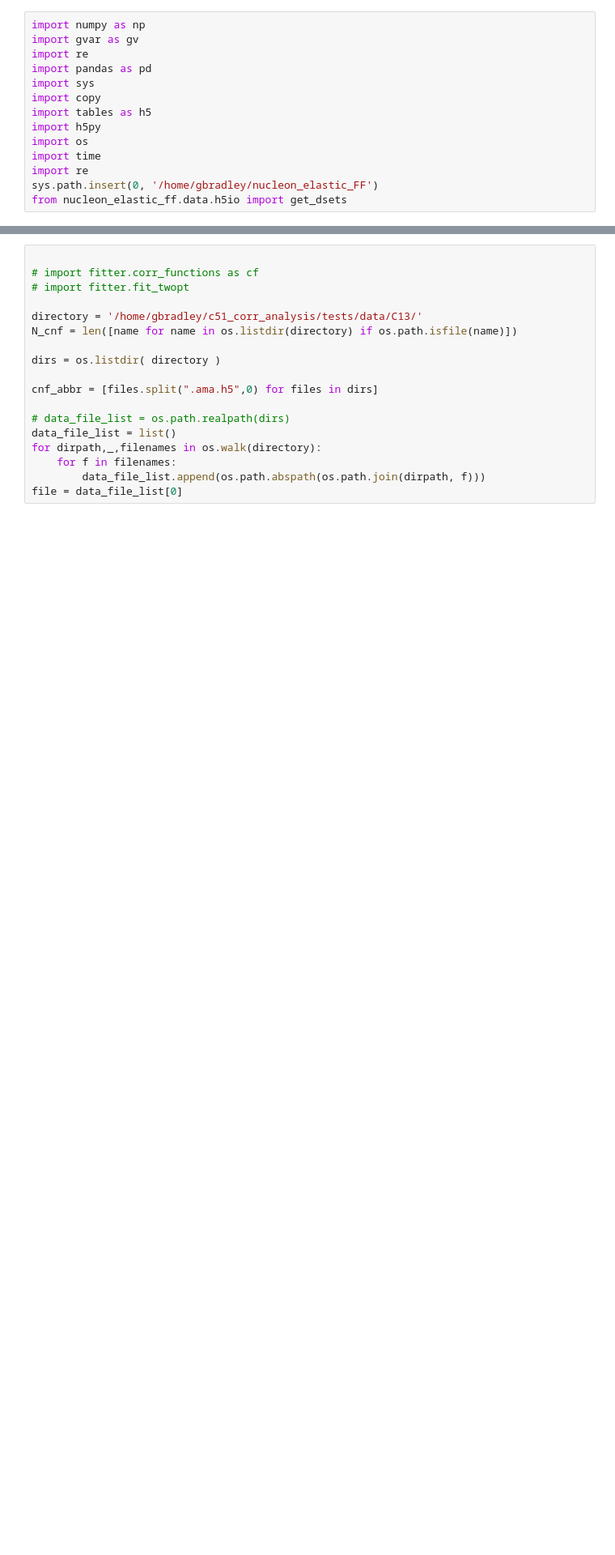
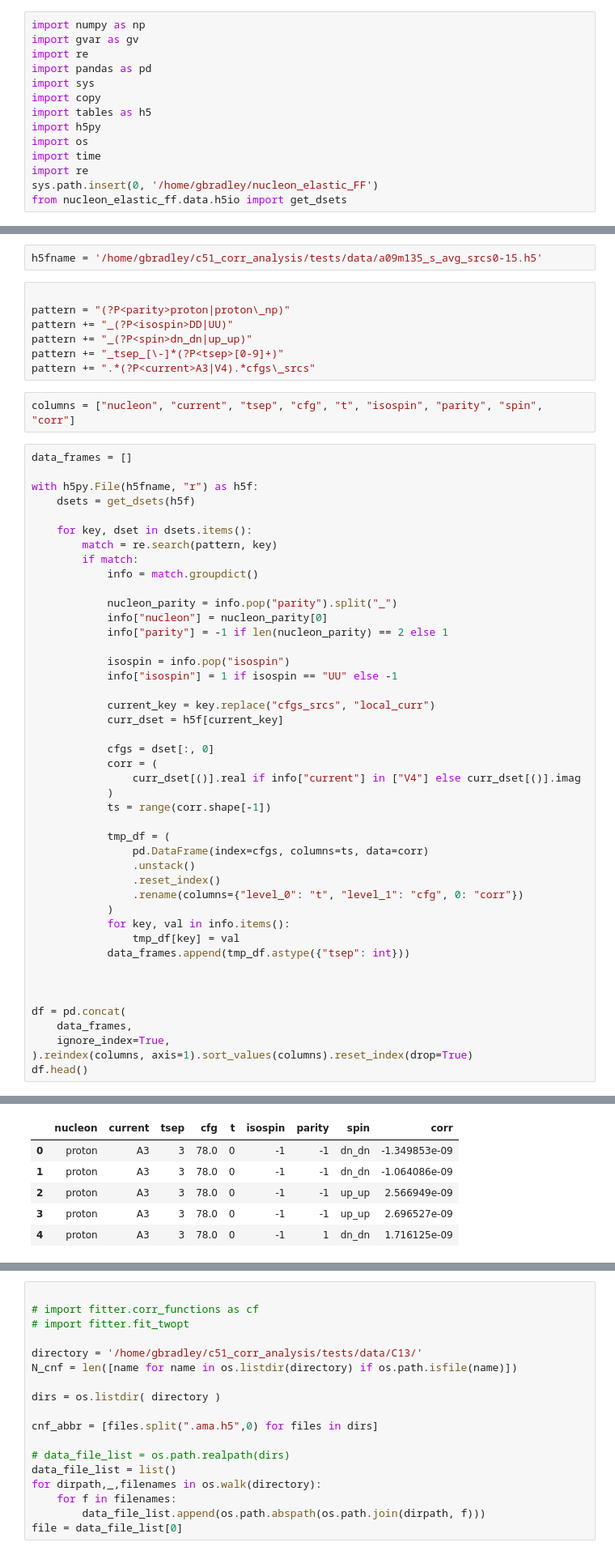
Before and after one commit to gb-lanl/c51_corr_analysis, a Jupyter notebook: src/fitter/lanl_data.ipynb, the cells around one changed output, grey strips where cells are left out. Shown: that part at 81% size. Cells and saved outputs as stored; diff of their text form; blank space fills up the shorter version.

```diff
--- a/src/fitter/lanl_data.ipynb
+++ b/src/fitter/lanl_data.ipynb
@@ -14,0 +50,56 @@ from nucleon_elastic_ff.data.h5io import get_dsets
+# %%
+h5fname = '/home/gbradley/c51_corr_analysis/tests/data/a09m135_s_avg_srcs0-15.h5'
+# %%
+
+pattern = "(?P<parity>proton|proton\_np)"
+pattern += "_(?P<isospin>DD|UU)"
+pattern += "_(?P<spin>dn_dn|up_up)"
+pattern += "_tsep_[\-]*(?P<tsep>[0-9]+)"
+pattern += ".*(?P<current>A3|V4).*cfgs\_srcs"
+# %%
+columns = ["nucleon", "current", "tsep", "cfg", "t", "isospin", "parity", "spin", "corr"]
+# %%
+data_frames = []
+
+with h5py.File(h5fname, "r") as h5f:
+    dsets = get_dsets(h5f)
+
+    for key, dset in dsets.items():
+        match = re.search(pattern, key)
+        if match:
+            info = match.groupdict()
+
+            nucleon_parity = info.pop("parity").split("_")
+            info["nucleon"] = nucleon_parity[0]
+            info["parity"] = -1 if len(nucleon_parity) == 2 else 1
+
+            isospin = info.pop("isospin")
+            info["isospin"] = 1 if isospin == "UU" else -1
+
+            current_key = key.replace("cfgs_srcs", "local_curr")
+            curr_dset = h5f[current_key]
+
+            cfgs = dset[:, 0]
+            corr = (
+                curr_dset[()].real if info["current"] in ["V4"] else curr_dset[()].imag
+            )
+            ts = range(corr.shape[-1])
+
+            tmp_df = (
+                pd.DataFrame(index=cfgs, columns=ts, data=corr)
+                .unstack()
+                .reset_index()
+                .rename(columns={"level_0": "t", "level_1": "cfg", 0: "corr"})
+            )
+            for key, val in info.items():
+                tmp_df[key] = val
+            data_frames.append(tmp_df.astype({"tsep": int}))
+
+
+
+df = pd.concat(
+    data_frames,
+    ignore_index=True,
+).reindex(columns, axis=1).sort_values(columns).reset_index(drop=True)
+df.head()
+# %% [output]
@@ -14,0 +107,6 @@ from nucleon_elastic_ff.data.h5io import get_dsets
+|  | nucleon | current | tsep | cfg | t | isospin | parity | spin | corr |
+| 0 | proton | A3 | 3 | 78.0 | 0 | -1 | -1 | dn_dn | -1.349853e-09 |
+| 1 | proton | A3 | 3 | 78.0 | 0 | -1 | -1 | dn_dn | -1.064086e-09 |
+| 2 | proton | A3 | 3 | 78.0 | 0 | -1 | -1 | up_up | 2.566949e-09 |
+| 3 | proton | A3 | 3 | 78.0 | 0 | -1 | -1 | up_up | 2.696527e-09 |
+| 4 | proton | A3 | 3 | 78.0 | 0 | -1 | 1 | dn_dn | 1.716125e-09 |
```
Also changed, not shown: parts of 9 cells of this notebook, 6 other files.
